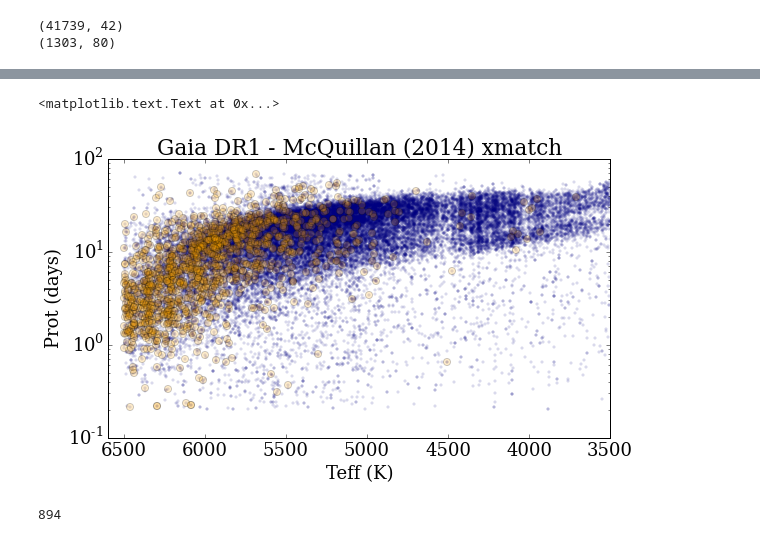
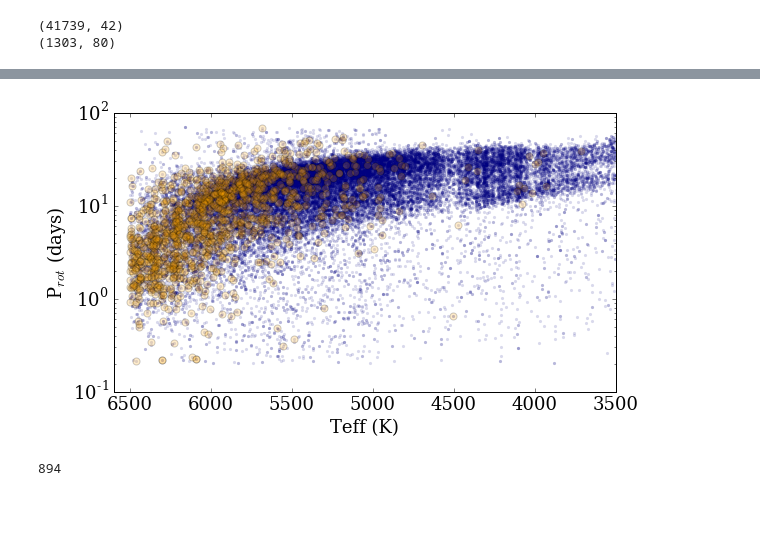
Before and after one commit to jradavenport/gaia_rot, a Jupyter notebook: explore.ipynb, the cells around one changed output, grey strips where cells are left out. Saved outputs shown, nothing was run; the diff lists cells and outputs as text; code cells hidden in the pictures; blank space fills up the shorter version.

```diff
--- a/explore.ipynb
+++ b/explore.ipynb
@@ -80,17 +80,18 @@ plt.xlabel('G (mag)')
 # %%
 # remake now-famous Kepler gyro diagram
 plt.figure(figsize=(9,5))
-plt.scatter(gaia[u'Teff'], gaia[u'Prot'], s=10, alpha=0.15, c='navy', lw=0)
-plt.scatter(tgas[u'Teff'], tgas[u'Prot'], s=50, alpha=0.2, c='orange')
+plt.scatter(gaia[u'Teff'], gaia[u'Prot'], s=10, alpha=0.15, c='navy', lw=0, rasterized=True)
+plt.scatter(tgas[u'Teff'], tgas[u'Prot'], s=50, alpha=0.2, c='orange', rasterized=True)
 
 plt.xlim(6600, 3500)
 plt.yscale('log')
 plt.xlabel('Teff (K)')
-plt.ylabel('Prot (days)')
-plt.title('Gaia DR1 - McQuillan (2014) xmatch')
+plt.ylabel('P$_{rot}$ (days)')
+# plt.title('Gaia DR1 - McQuillan (2014) xmatch')
+
+plt.savefig('fig1.png', dpi=300, bbox_inches='tight', pad_inches=0.25)
 # %% [output]
-<matplotlib.text.Text at 0x...>
-[figure, old version]
+[figure, new version]
 # %%
 # find the "good" stars, with reasonable Plx and Phot errors
 
```
Also changed, not shown: parts of 17 cells of this notebook, 1 other file.
